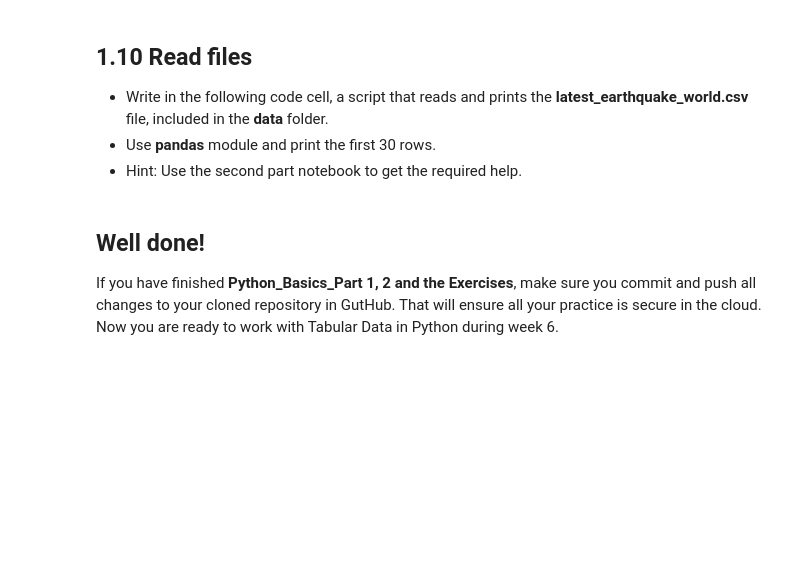
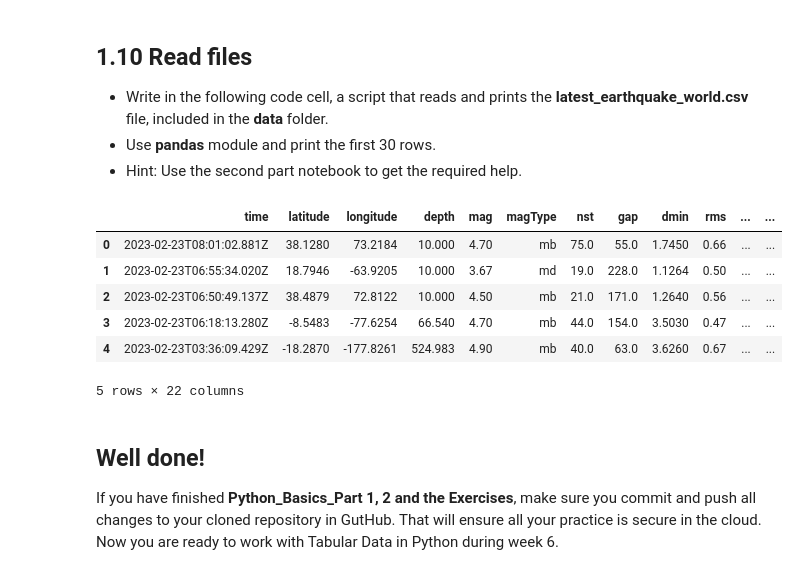
Before and after one commit to mfbenitezp/PY4SA_Course, a Jupyter notebook: Exercises_PythonBasics.ipynb, the cells around one changed output. Cells and saved outputs as stored; diff of their text form; code cells hidden in the pictures; blank space fills up the shorter version.

```diff
--- a/Exercises_PythonBasics.ipynb
+++ b/Exercises_PythonBasics.ipynb
@@ -147,6 +249,17 @@ lunch = [
 * Hint: Use the second part notebook to get the required help.
 # %%
 # Code comes in this cell
+import pandas as pd
+file = pd.read_csv('data\Latest_earthquake_world.csv')
+file.head()
+# %% [output]
+|  | time | latitude | longitude | depth | mag | magType | nst | gap | dmin | rms | ... | ... |
+| 0 | 2023-02-23T08:01:02.881Z | 38.1280 | 73.2184 | 10.000 | 4.70 | mb | 75.0 | 55.0 | 1.7450 | 0.66 | ... | ... |
+| 1 | 2023-02-23T06:55:34.020Z | 18.7946 | -63.9205 | 10.000 | 3.67 | md | 19.0 | 228.0 | 1.1264 | 0.50 | ... | ... |
+| 2 | 2023-02-23T06:50:49.137Z | 38.4879 | 72.8122 | 10.000 | 4.50 | mb | 21.0 | 171.0 | 1.2640 | 0.56 | ... | ... |
+| 3 | 2023-02-23T06:18:13.280Z | -8.5483 | -77.6254 | 66.540 | 4.70 | mb | 44.0 | 154.0 | 3.5030 | 0.47 | ... | ... |
+| 4 | 2023-02-23T03:36:09.429Z | -18.2870 | -177.8261 | 524.983 | 4.90 | mb | 40.0 | 63.0 | 3.6260 | 0.67 | ... | ... |
+5 rows × 22 columns
 # %% [markdown]
 ## Well done!
 
```
Also changed, not shown: parts of 14 cells of this notebook, 2 other files.
